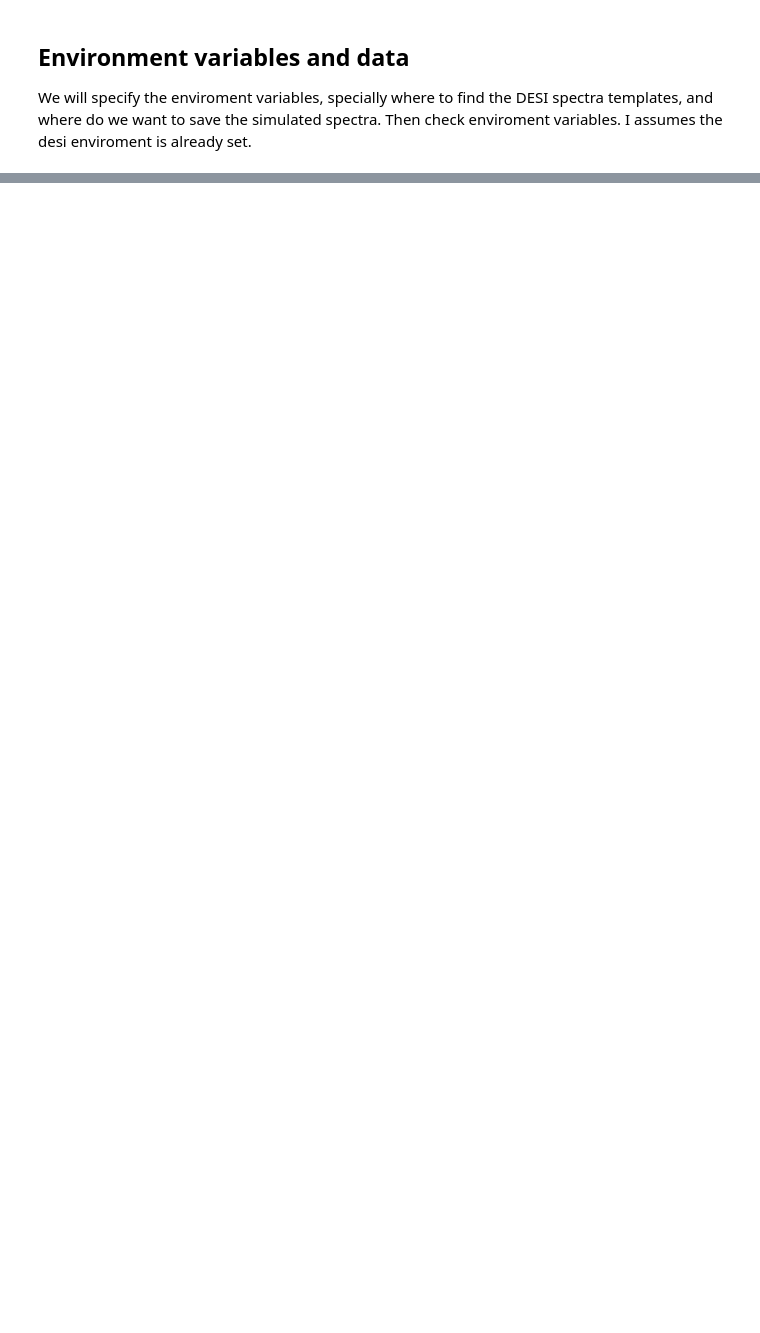
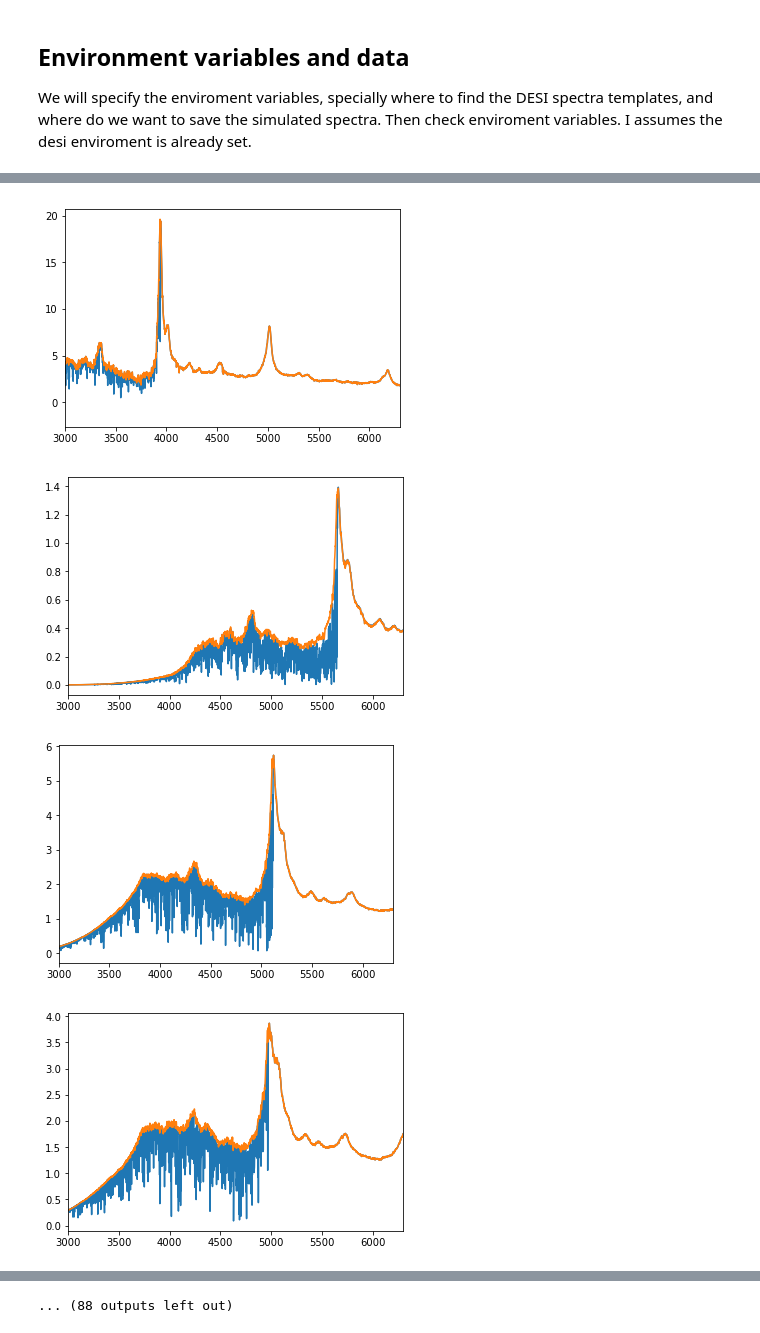
Before and after one commit to alxogm/desitutorials, a Jupyter notebook: Lya_quasar_spectra.ipynb, the cells around one changed output, grey strips where cells are left out. Cells and saved outputs as stored; diff of their text form; code cells hidden in the pictures; blank space fills up the shorter version.

```diff
--- a/Lya_quasar_spectra.ipynb
+++ b/Lya_quasar_spectra.ipynb
@@ -124,0 +61,10 @@ TODO: GIVE THE ABOVE FILE to Lya_Spectra
+# %%
+from desisim.templates import QSO
+
+seed = 123
+nmodel = 100
+# %%
+qso = QSO(minwave=3000, maxwave=5e4)
+# %%
+flux, wave, meta = qso.make_templates(nmodel=nmodel, zrange=(2.0, 4.0), seed=seed,
+                                      nocolorcuts=True, lyaforest=False)
@@ -124,0 +73,3 @@ TODO: GIVE THE ABOVE FILE to Lya_Spectra
+# %%
+flux_forest, _, meta_forest = qso.make_templates(nmodel=nmodel, zrange=(2.0, 4.0), seed=seed,
+                                                 nocolorcuts=True, lyaforest=True)
@@ -124,0 +78,11 @@ TODO: GIVE THE ABOVE FILE to Lya_Spectra
+# %%
+for ii in range(nmodel):
+    plt.plot(wave, flux_forest[ii, :])
+    plt.plot(wave, flux[ii, :])
+    plt.xlim(3000, 6300)
+    plt.show()
+# %% [output]
+[figure, added]
+[figure, added]
+[figure, added]
+[figure, added]
@@ -124,0 +97 @@ TODO: GIVE THE ABOVE FILE to Lya_Spectra
+... (88 outputs left out)
```
Also changed, not shown: parts of 21 cells of this notebook, 1 other file.
